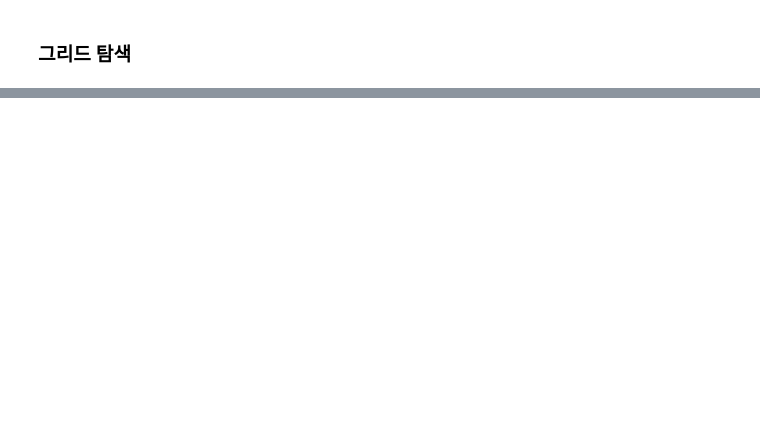
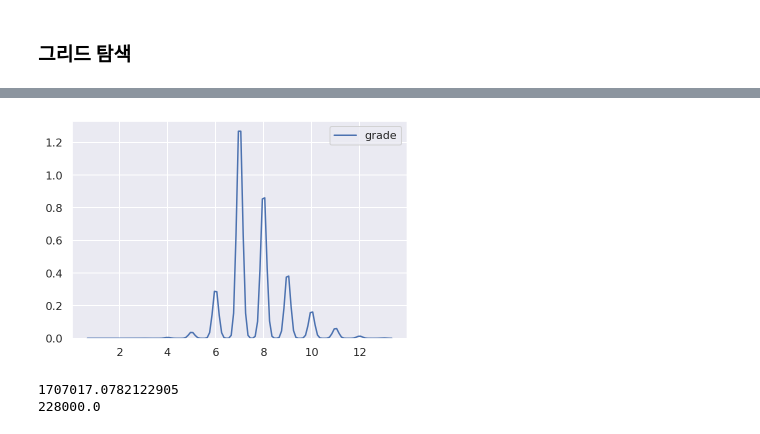
Before and after one commit to byhankim/aiffel, a Jupyter notebook: e/E08_kaggle_competition_kaKR_project.ipynb, the cells around one changed output, grey strips where cells are left out. Drawn from its saved outputs; the diff is of its cells as text; code cells hidden in the pictures; blank space fills up the shorter version.

```diff
--- a/e/E08_kaggle_competition_kaKR_project.ipynb
+++ b/e/E08_kaggle_competition_kaKR_project.ipynb
@@ -406,0 +1207,12 @@ result.head()
+# %%
+# grade 분포 확인하기
+sns.kdeplot(train['grade'])
+plt.show()
+# %% [output]
+[figure, added]
+# %%
+print(train[train['grade'] >= 11]['price'].mean())
+print(train[train['grade'] < 4]['price'].mean())
+# %% [output]
+1707017.0782122905
+228000.0
```
Also changed, not shown: parts of 91 cells of this notebook.
